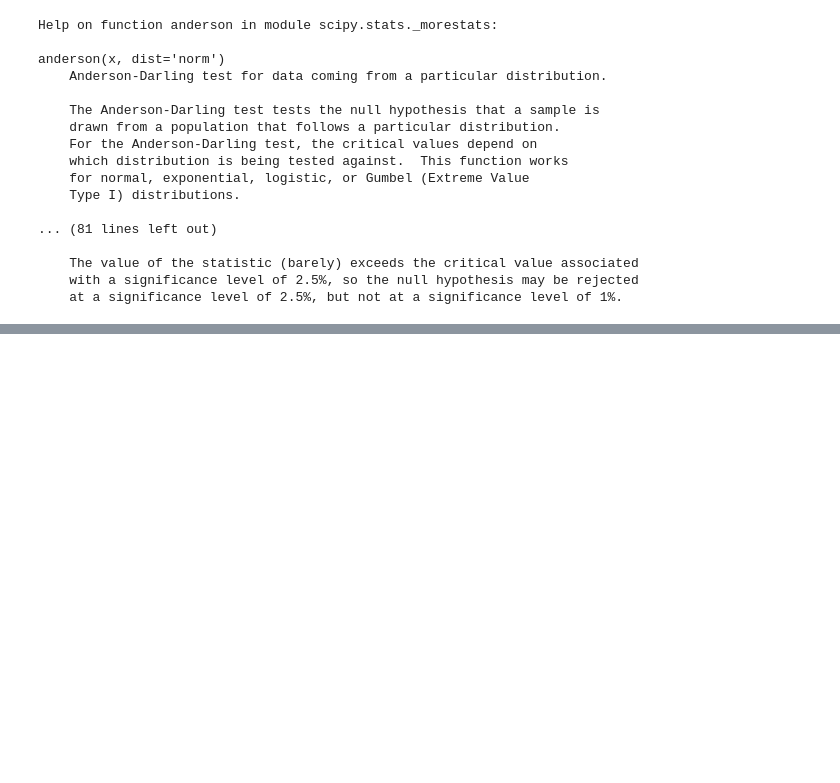
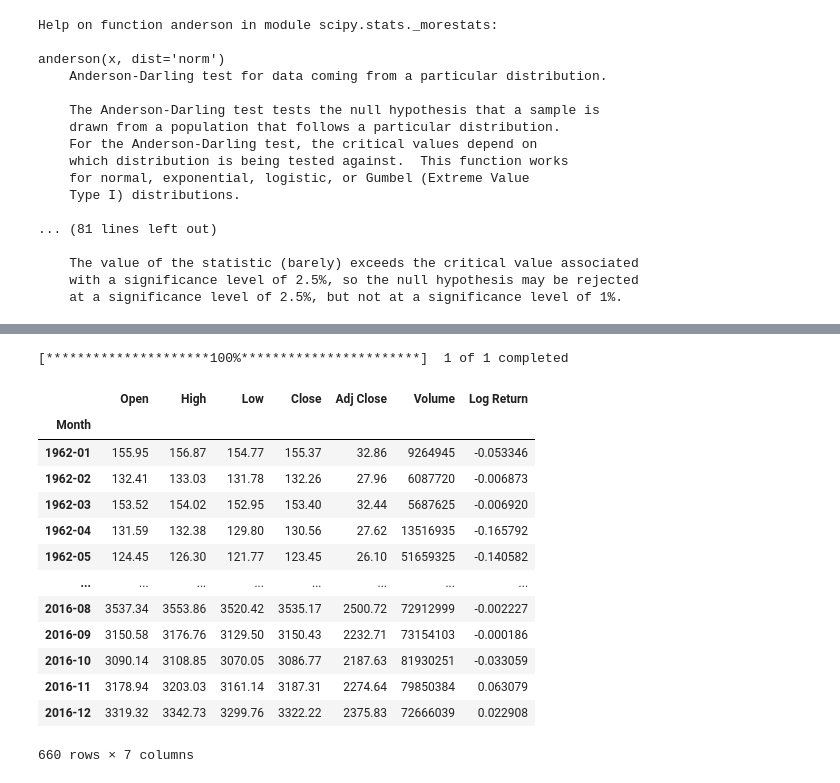
Before and after one commit to leoouyang781/Test-Repository, a Jupyter notebook: Python-For-Finance-2nd-Edition/Chapter 8.ipynb, the cells around one changed output, grey strips where cells are left out. Cells and saved outputs as stored; diff of their text form; code cells hidden in the pictures; blank space fills up the shorter version.

```diff
--- a/Python-For-Finance-2nd-Edition/Chapter 8.ipynb
+++ b/Python-For-Finance-2nd-Edition/Chapter 8.ipynb
@@ -554,0 +625,9 @@ anderson(x, dist='norm')
+# %%
+ticker = "IBM"
+begdate = datetime.date(2013,1,1)
+enddate = datetime.date(2013,12,31)
+p = yf.download(ticker, start = begdate, end = enddate, rounding = True)
+ret = p['Close'].pct_change().dropna()
+
+print(' Mean T-value P-value ' )
+print(round(np.mean(ret),5), stats.ttest_1samp(ret,0))
@@ -554,0 +674,29 @@ anderson(x, dist='norm')
+# %%
+import pandas as pd
+begdate=datetime.date(1962,1,1)
+enddate=datetime.date(2016,12,31)
+
+x = yf.download(ticker, start = begdate, end = enddate, rounding = True)
+logret = pd.DataFrame(np.log(1+ x['Adj Close'].pct_change()))
+logret = logret.rename(columns={'Adj Close':'Log Return'})
+results = pd.merge(x,logret,left_index=True,right_index=True)
+results['Month'] = results.index.strftime('%Y-%m')
+
+retM=results.groupby(results['Month']).sum()
+retM
+# %% [output]
+[*********************100%***********************]  1 of 1 completed
+|  | Open | High | Low | Close | Adj Close | Volume | Log Return |
+| Month |  |  |  |  |  |  |  |
+| 1962-01 | 155.95 | 156.87 | 154.77 | 155.37 | 32.86 | 9264945 | -0.053346 |
+| 1962-02 | 132.41 | 133.03 | 131.78 | 132.26 | 27.96 | 6087720 | -0.006873 |
+| 1962-03 | 153.52 | 154.02 | 152.95 | 153.40 | 32.44 | 5687625 | -0.006920 |
+| 1962-04 | 131.59 | 132.38 | 129.80 | 130.56 | 27.62 | 13516935 | -0.165792 |
+| 1962-05 | 124.45 | 126.30 | 121.77 | 123.45 | 26.10 | 51659325 | -0.140582 |
+| ... | ... | ... | ... | ... | ... | ... | ... |
+| 2016-08 | 3537.34 | 3553.86 | 3520.42 | 3535.17 | 2500.72 | 72912999 | -0.002227 |
+| 2016-09 | 3150.58 | 3176.76 | 3129.50 | 3150.43 | 2232.71 | 73154103 | -0.000186 |
+| 2016-10 | 3090.14 | 3108.85 | 3070.05 | 3086.77 | 2187.63 | 81930251 | -0.033059 |
+| 2016-11 | 3178.94 | 3203.03 | 3161.14 | 3187.31 | 2274.64 | 79850384 | 0.063079 |
+| 2016-12 | 3319.32 | 3342.73 | 3299.76 | 3322.22 | 2375.83 | 72666039 | 0.022908 |
+660 rows × 7 columns
```
Also changed, not shown: parts of 27 cells of this notebook.
